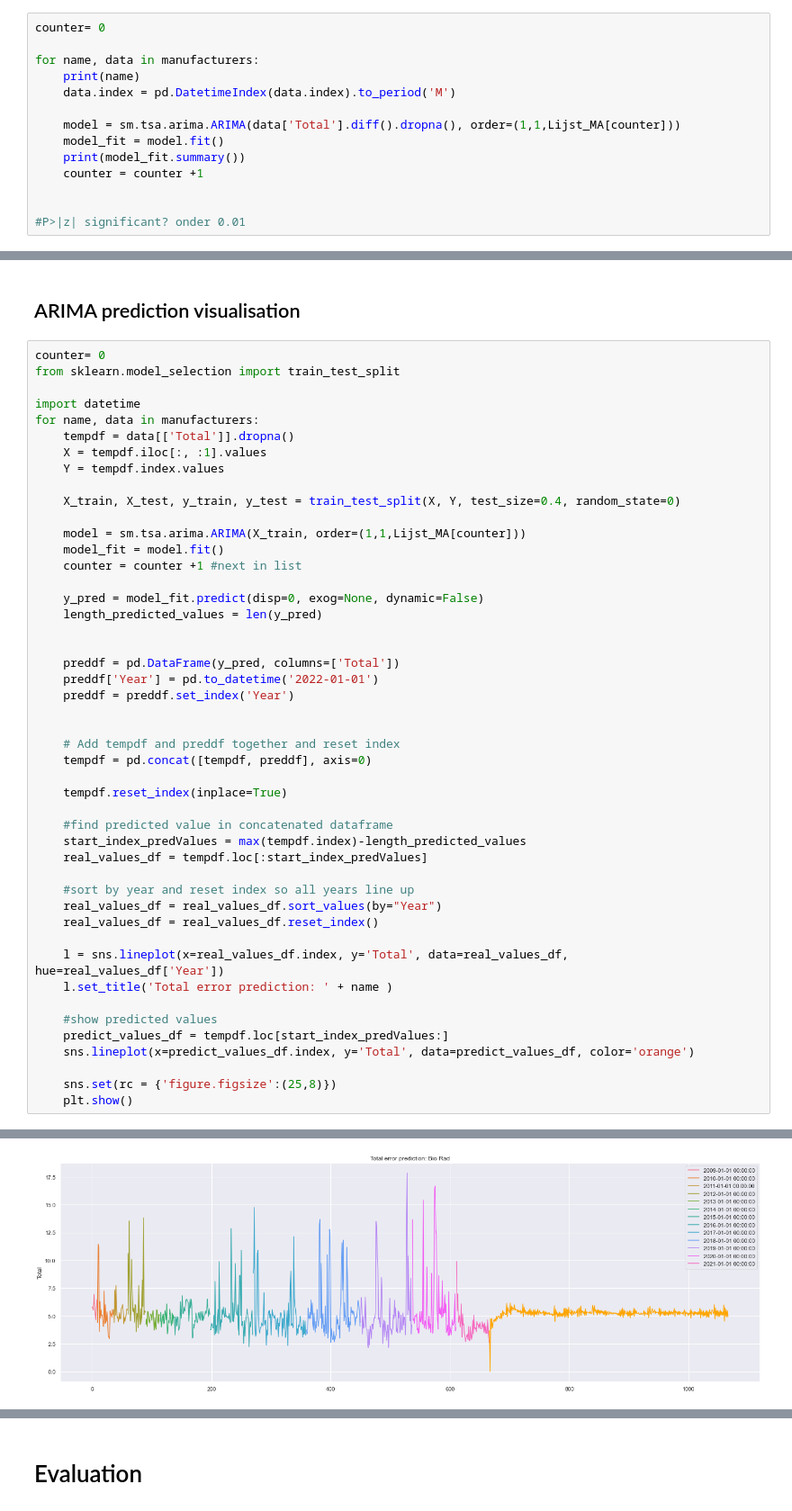
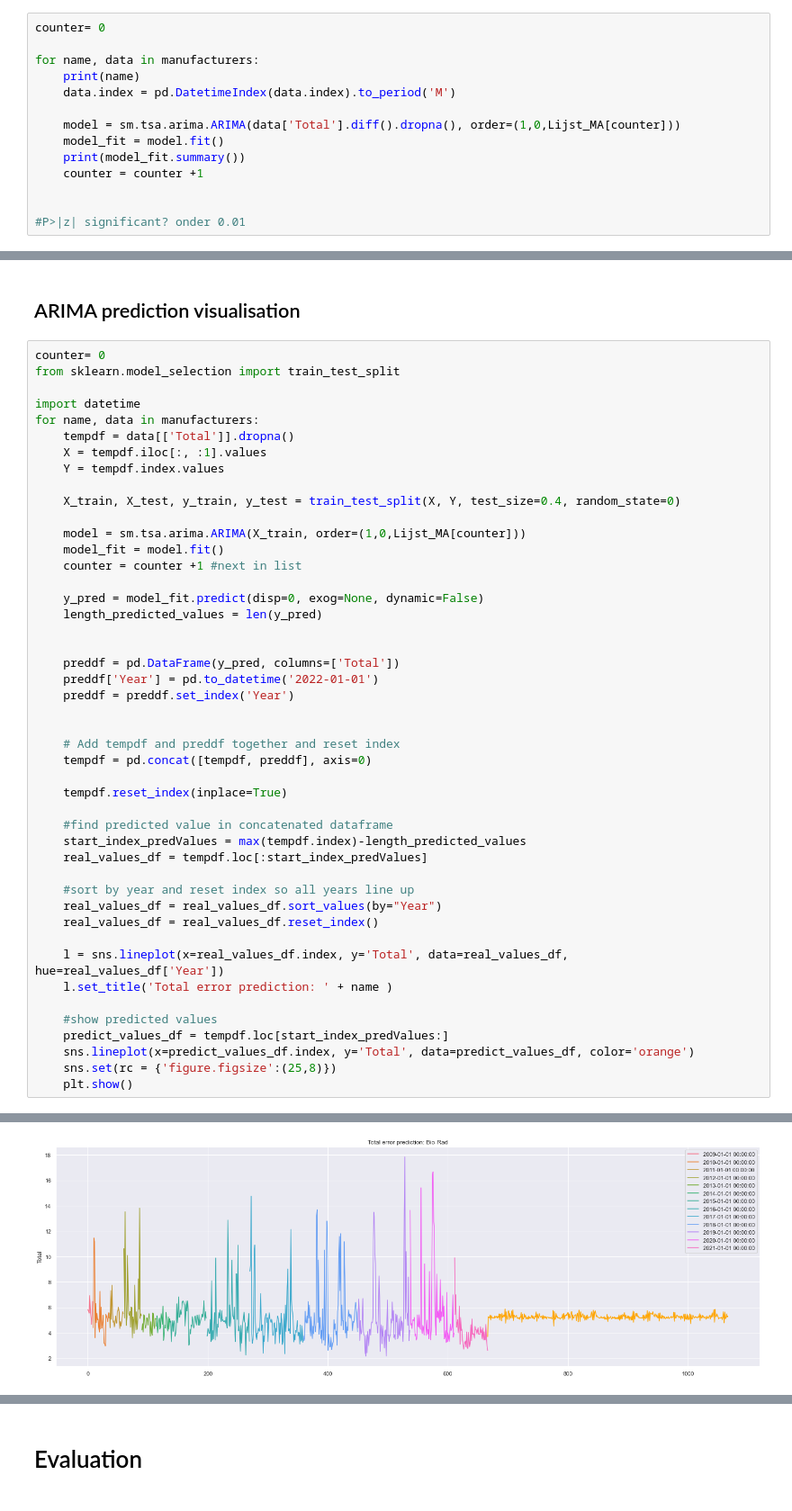
Before and after one commit to DSa-HbA1c/Predictions, a Jupyter notebook: Prediction_Arima_model.ipynb, the cells around one changed output, grey strips where cells are left out. Shown at 90% size. Drawn from its saved outputs; the diff is of its cells as text.

Commit message:
Progress arima

```diff
--- a/Prediction_Arima_model.ipynb
+++ b/Prediction_Arima_model.ipynb
@@ -399,7 +405,7 @@ for name, data in manufacturers:
     print(name)
     data.index = pd.DatetimeIndex(data.index).to_period('M')
 
-    model = sm.tsa.arima.ARIMA(data['Total'].diff().dropna(), order=(1,1,Lijst_MA[counter]))
+    model = sm.tsa.arima.ARIMA(data['Total'].diff().dropna(), order=(1,0,Lijst_MA[counter]))
     model_fit = model.fit()
     print(model_fit.summary())
     counter = counter +1
@@ -524,7 +512,7 @@ for name, data in manufacturers:
 
     X_train, X_test, y_train, y_test = train_test_split(X, Y, test_size=0.4, random_state=0)
 
-    model = sm.tsa.arima.ARIMA(X_train, order=(1,1,Lijst_MA[counter]))
+    model = sm.tsa.arima.ARIMA(X_train, order=(1,0,Lijst_MA[counter]))
     model_fit = model.fit()
     counter = counter +1 #next in list
 
@@ -556,7 +544,6 @@ for name, data in manufacturers:
     #show predicted values
     predict_values_df = tempdf.loc[start_index_predValues:]
     sns.lineplot(x=predict_values_df.index, y='Total', data=predict_values_df, color='orange')
-
     sns.set(rc = {'figure.figsize':(25,8)})
     plt.show()
 # %% [output]
@@ -566 +553 @@ for name, data in manufacturers:
-[figure, old version]
+[figure, new version]
```
Also changed, not shown: parts of 12 cells of this notebook.
